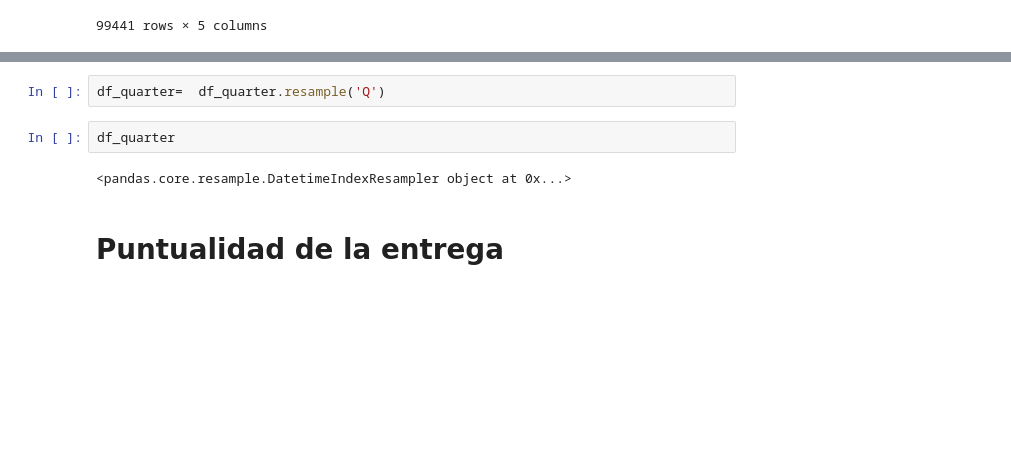
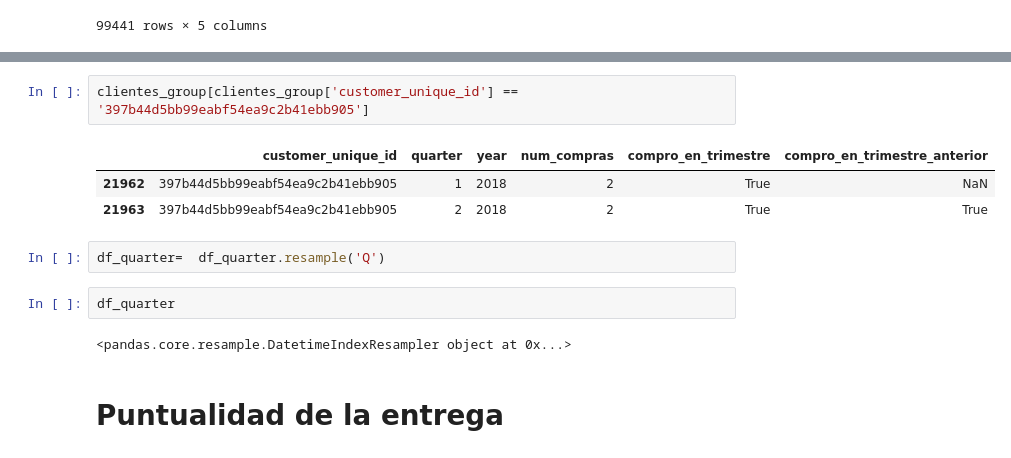
Before and after one commit to agusdm97/PF-DTS05-E-COMMERCE-OLIST, a Jupyter notebook: etapas_del_proyecto/etapa_1/eda/analisis_kpi.ipynb, the cells around one changed output, grey strips where cells are left out. Drawn from its saved outputs; the diff is of its cells as text; blank space fills up the shorter version.

```diff
--- a/etapas_del_proyecto/etapa_1/eda/analisis_kpi.ipynb
+++ b/etapas_del_proyecto/etapa_1/eda/analisis_kpi.ipynb
@@ -353,3 +387,9 @@ df_merged_FC['quarter'] =df_merged_FC['order_purchase_timestamp']
+# %%
+clientes_group[clientes_group['customer_unique_id'] == '397b44d5bb99eabf54ea9c2b41ebb905']
+# %% [output]
+|  | customer_unique_id | quarter | year | num_compras | compro_en_trimestre | compro_en_trimestre_anterior |
+| 21962 | 397b44d5bb99eabf54ea9c2b41ebb905 | 1 | 2018 | 2 | True | NaN |
+| 21963 | 397b44d5bb99eabf54ea9c2b41ebb905 | 2 | 2018 | 2 | True | True |
 # %%
 df_quarter=  df_quarter.resample('Q')
 # %%
```
Also changed, not shown: parts of 24 cells of this notebook.
